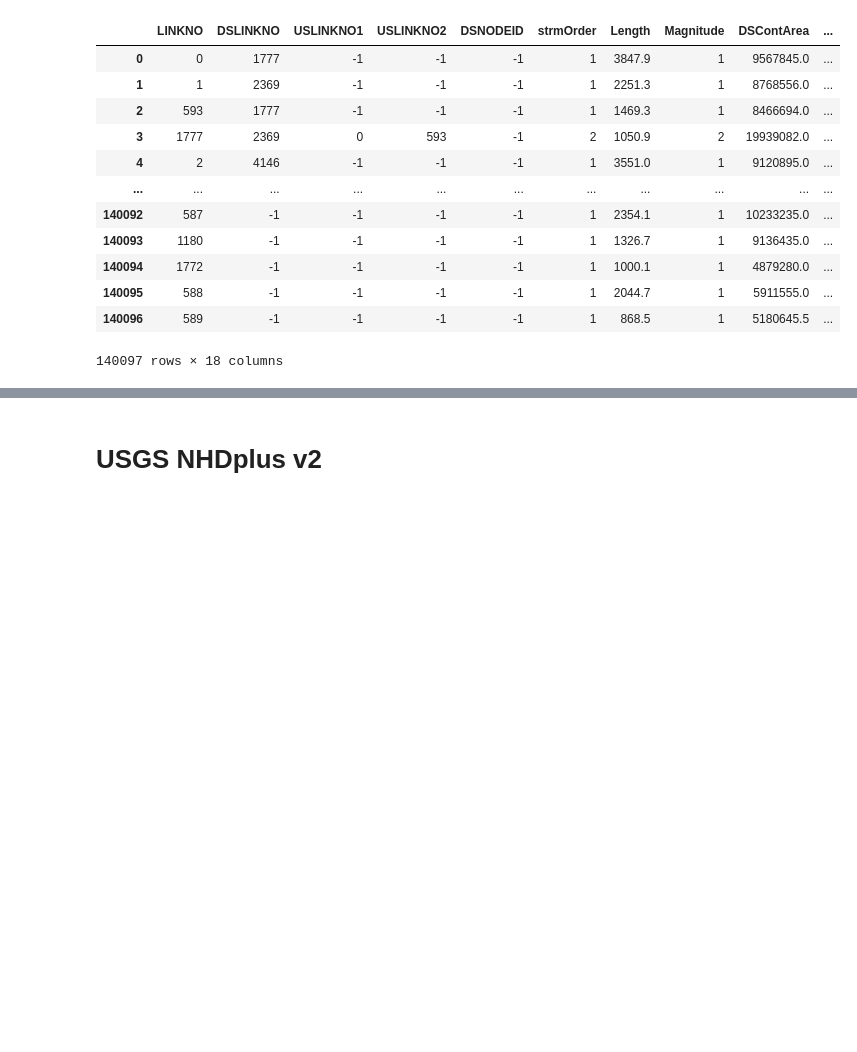
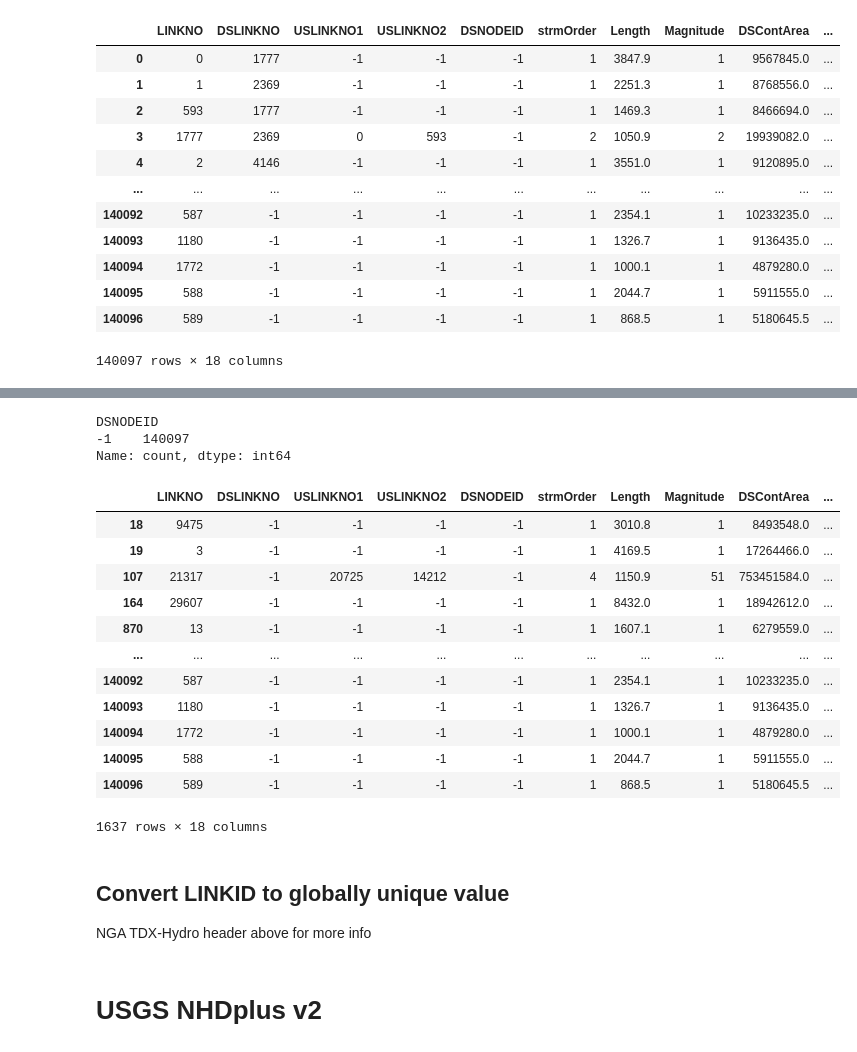
Before and after one commit to WikiWatershed/global-hydrography, a Jupyter notebook: sandbox/explore_data_sources.ipynb, the cells around one changed output, grey strips where cells are left out. Drawn from its saved outputs; the diff is of its cells as text; code cells hidden in the pictures; blank space fills up the shorter version.

Commit message:
Figured out list of network root LINKIDs
In `sandbox/explore_data_sources.ipynb`, used `tdx_stream_7020038340_gdf[tdx_stream_7020038340_gdf.DOUTEND==0]`
@ptomasula

```diff
--- a/sandbox/explore_data_sources.ipynb
+++ b/sandbox/explore_data_sources.ipynb
@@ -1128,0 +1190,30 @@ tdx_stream_7020038340_gdf[tdx_stream_7020038340_gdf.WSNO==588]
+# %%
+# See if `DSNODEID` might indicate the root of a tree
+# Answer: nope. All equal -1.
+tdx_stream_7020038340_gdf.DSNODEID.value_counts()
+# %% [output]
+DSNODEID
+-1    140097
+Name: count, dtype: int64
+# %%
+# See if links where `DOUTEND`==0 indicate the root of a tree
+# Looks promising!
+tdx_stream_7020038340_gdf[tdx_stream_7020038340_gdf.DOUTEND==0]
+# %% [output]
+|  | LINKNO | DSLINKNO | USLINKNO1 | USLINKNO2 | DSNODEID | strmOrder | Length | Magnitude | DSContArea | ... |
+| 18 | 9475 | -1 | -1 | -1 | -1 | 1 | 3010.8 | 1 | 8493548.0 | ... |
+| 19 | 3 | -1 | -1 | -1 | -1 | 1 | 4169.5 | 1 | 17264466.0 | ... |
+| 107 | 21317 | -1 | 20725 | 14212 | -1 | 4 | 1150.9 | 51 | 753451584.0 | ... |
+| 164 | 29607 | -1 | -1 | -1 | -1 | 1 | 8432.0 | 1 | 18942612.0 | ... |
+| 870 | 13 | -1 | -1 | -1 | -1 | 1 | 1607.1 | 1 | 6279559.0 | ... |
+| ... | ... | ... | ... | ... | ... | ... | ... | ... | ... | ... |
+| 140092 | 587 | -1 | -1 | -1 | -1 | 1 | 2354.1 | 1 | 10233235.0 | ... |
+| 140093 | 1180 | -1 | -1 | -1 | -1 | 1 | 1326.7 | 1 | 9136435.0 | ... |
+| 140094 | 1772 | -1 | -1 | -1 | -1 | 1 | 1000.1 | 1 | 4879280.0 | ... |
+| 140095 | 588 | -1 | -1 | -1 | -1 | 1 | 2044.7 | 1 | 5911555.0 | ... |
+| 140096 | 589 | -1 | -1 | -1 | -1 | 1 | 868.5 | 1 | 5180645.5 | ... |
+1637 rows × 18 columns
+# %% [markdown]
+## Convert LINKID to globally unique value
+
+NGA TDX-Hydro header above for more info
```
Also changed, not shown: parts of 15 cells of this notebook.
